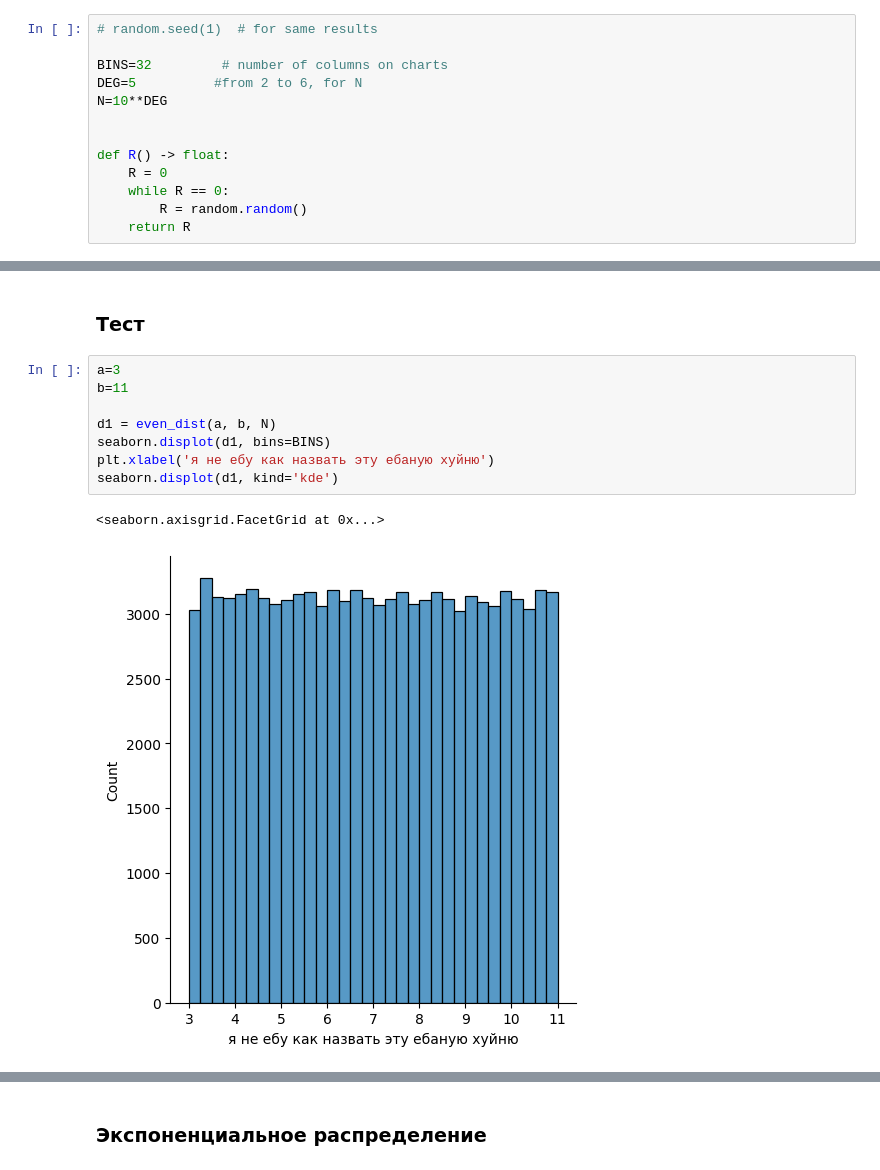
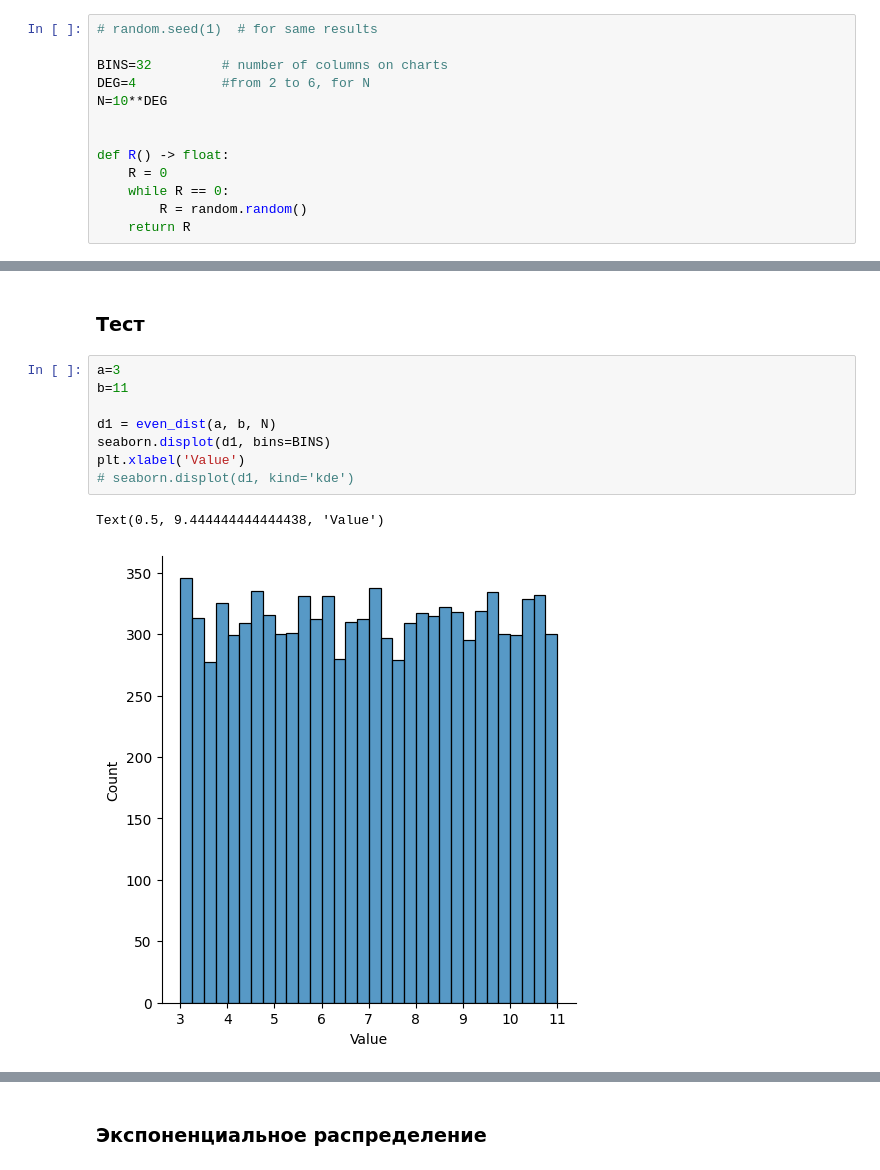
Before and after one commit to dimayasha7123/comp_modeling, a Jupyter notebook: lab1.ipynb, the cells around one changed output, grey strips where cells are left out. Saved outputs shown, nothing was run; the diff lists cells and outputs as text.

```diff
--- a/lab1.ipynb
+++ b/lab1.ipynb
@@ -17,7 +17,7 @@ import tabulate
 # random.seed(1)  # for same results
 
 BINS=32         # number of columns on charts
-DEG=5          #from 2 to 6, for N
+DEG=4           #from 2 to 6, for N
 N=10**DEG
 
 
@@ -39,11 +39,11 @@ def even_dist(a: int, b: int, n: int) -> list:
 # %%
 a=3
 b=11
 
 d1 = even_dist(a, b, N)
 seaborn.displot(d1, bins=BINS)
-plt.xlabel('я не ебу как назвать эту ебаную хуйню')
-seaborn.displot(d1, kind='kde')
+plt.xlabel('Value')
+# seaborn.displot(d1, kind='kde')
 # %% [output]
-<seaborn.axisgrid.FacetGrid at 0x...>
+Text(0.5, 9.444444444444438, 'Value')
-[figure, old version]
+[figure, new version]
```
Also changed, not shown: parts of 7 cells of this notebook.
